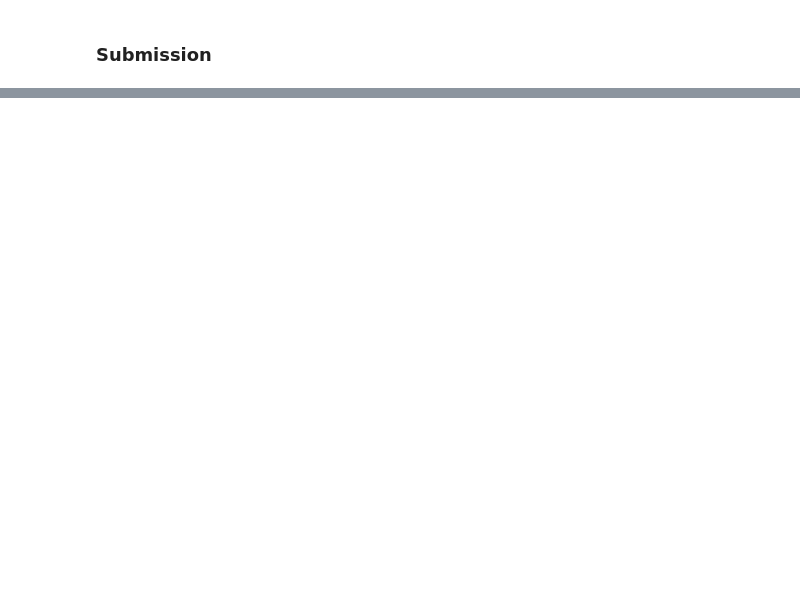
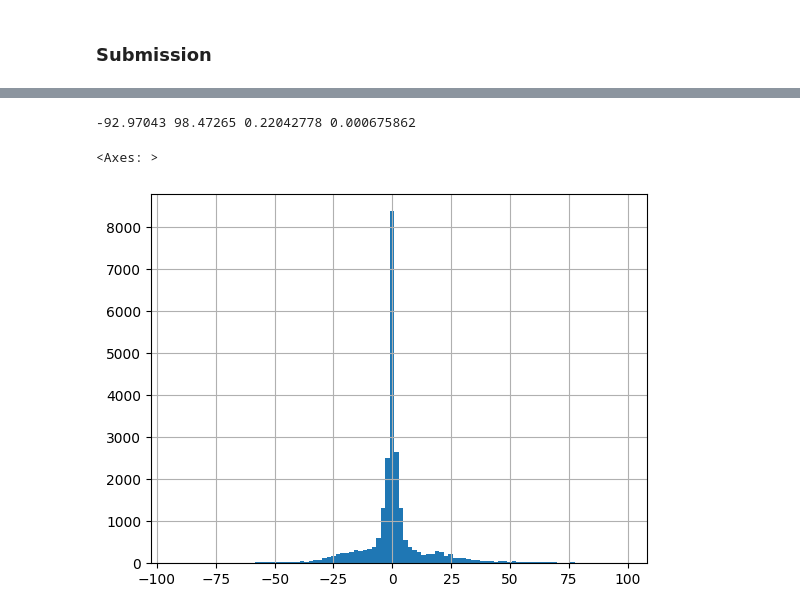
Before and after one commit to truongbnguyen88/nrg_hackathon_sept2025, a Jupyter notebook: predict_method3.ipynb, the cells around one changed output, grey strips where cells are left out. Cells and saved outputs as stored; diff of their text form; code cells hidden in the pictures; blank space fills up the shorter version.

Commit message:
using single model approach

```diff
--- a/predict_method3.ipynb
+++ b/predict_method3.ipynb
@@ -150,3 +148,13 @@ ValueError: Feature shape mismatch, expected: 28, got 12
+# %%
+df = df_stage2.copy(deep=True)
+
+reg = joblib.load('./models/phase2_xgb_reg_single_model.pkl')
+df = phase2_preprocess_data(df)
+df = perform_one_hot_encode(df, col_name='Demand_Response_Flag')
+X = df.drop(columns=['Demand_Response_Capacity_kW']).values
+y_pred = reg.predict(X)
+df = df_stage2[['Site','Timestamp_Local','Demand_Response_Flag']].copy(deep=True)
+df['Demand_Response_Capacity_kW'] = y_pred
 # %% [markdown]
 ### Submission
 # %%
@@ -159,0 +168,8 @@ print("Submission file created: submission.csv in ./submissions folder")
+# %%
+# Combine all results
+df_submission = df[['Site','Timestamp_Local','Demand_Response_Flag','Demand_Response_Capacity_kW']].copy(deep=True)
+df_submission = df_submission.sort_values(by=['Site', 'Timestamp_Local'])
+df_submission.reset_index(drop=True, inplace=True)
+
+df_submission.to_csv('./submissions/submission.csv', index=False)
+print("Submission file created: submission.csv in ./submissions folder")
@@ -166,6 +200,10 @@ df_submission['Demand_Response_Capacity_kW'].hist(bins=100)
 # %%
 regression_values = df_submission['Demand_Response_Capacity_kW'].values
 print(np.min(regression_values), np.max(regression_values), np.mean(regression_values), np.median(regression_values))
 df_submission[
-    df_submission['Demand_Response_Capacity_kW'] != 0
+    abs(df_submission['Demand_Response_Capacity_kW']) > 0.02
 ]['Demand_Response_Capacity_kW'].hist(bins=100)
+# %% [output]
+-92.97043 98.47265 0.22042778 0.000675862
+<Axes: >
+[figure, added]
```
Also changed, not shown: parts of 7 cells of this notebook, 2 other files.
